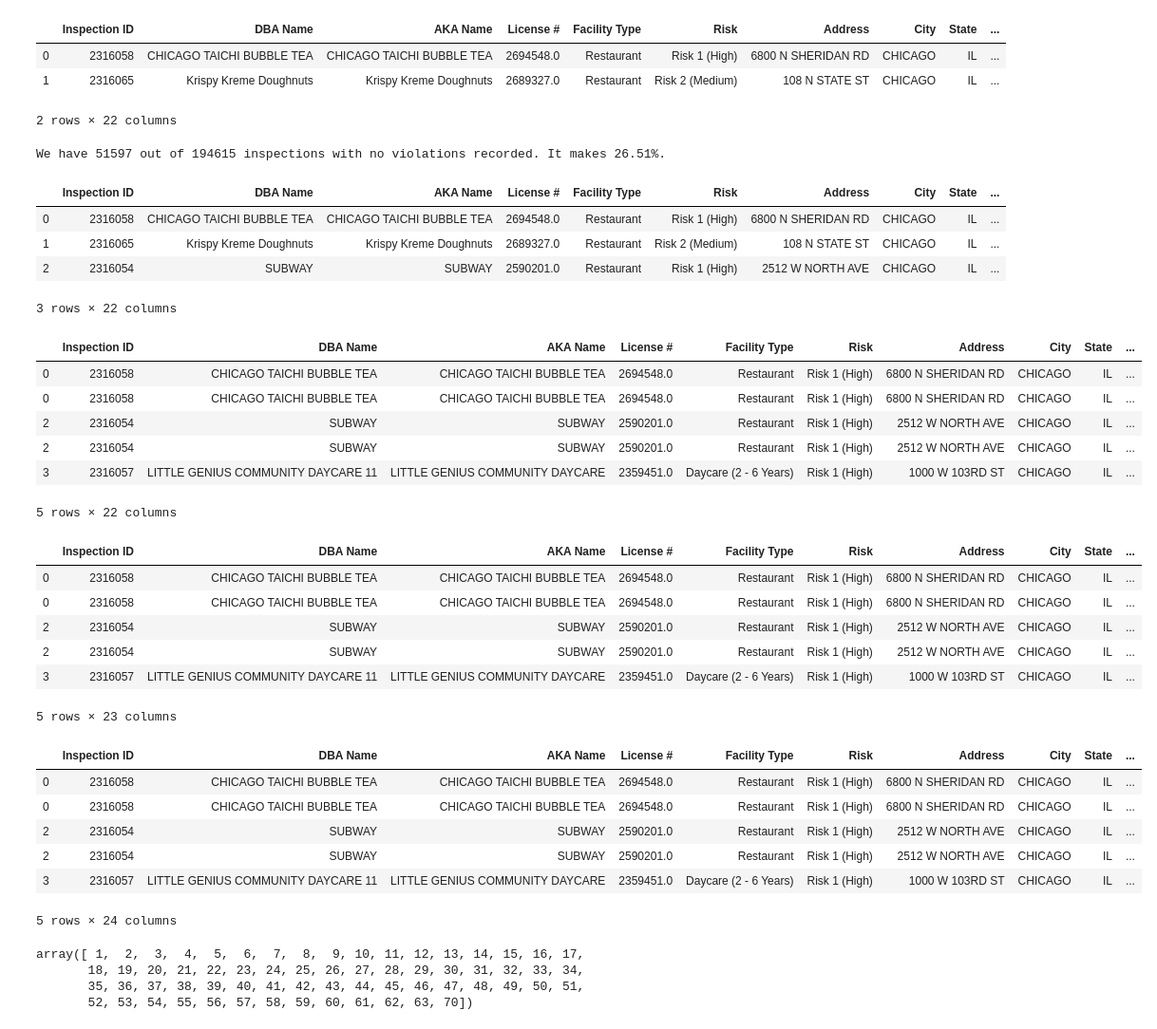
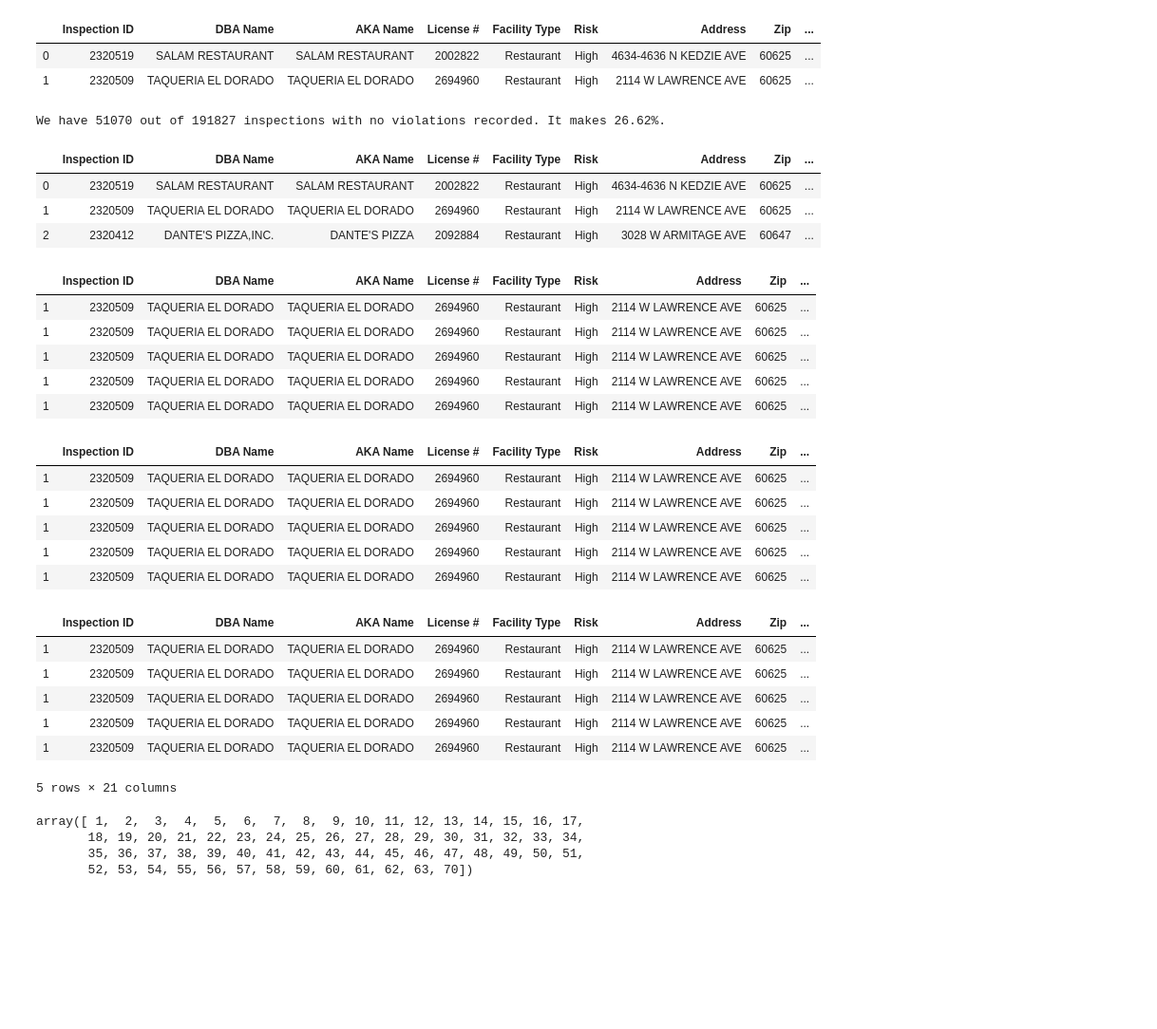
Before and after one commit to VodopaDev/CS401-Chicago-Crime-Analysis, a Jupyter notebook: violations.ipynb, the cells around one changed output. Shown at 95% size. Cells and saved outputs as stored; diff of their text form; code cells hidden in the pictures; blank space fills up the shorter version.

Commit message:
Adapt code to cleaned dataset

```diff
--- a/violations.ipynb
+++ b/violations.ipynb
@@ -5,41 +6,38 @@ import matplotlib.pyplot as plt
 %matplotlib inline
 # %%
-path = 'resources/food-inspections.csv'
-df = pd.read_csv(path, sep=',')
+path = 'resources/food-inspections-cleaned.parquet'
+df = pq.read_table(path).to_pandas()
 df.head(2)
 # %% [output]
-|  | Inspection ID | DBA Name | AKA Name | License # | Facility Type | Risk | Address | City | State | ... |
-| 0 | 2316058 | CHICAGO TAICHI BUBBLE TEA | CHICAGO TAICHI BUBBLE TEA | 2694548.0 | Restaurant | Risk 1 (High) | 6800 N SHERIDAN RD | CHICAGO | IL | ... |
-| 1 | 2316065 | Krispy Kreme Doughnuts | Krispy Kreme Doughnuts | 2689327.0 | Restaurant | Risk 2 (Medium) | 108 N STATE ST | CHICAGO | IL | ... |
+|  | Inspection ID | DBA Name | AKA Name | License # | Facility Type | Risk | Address | Zip | ... |
+| 0 | 2320519 | SALAM RESTAURANT | SALAM RESTAURANT | 2002822 | Restaurant | High | 4634-4636 N KEDZIE AVE | 60625 | ... |
+| 1 | 2320509 | TAQUERIA EL DORADO | TAQUERIA EL DORADO | 2694960 | Restaurant | High | 2114 W LAWRENCE AVE | 60625 | ... |
-2 rows × 22 columns
 # %%
 nb_NaN_violations = len(df) - df['Violations'].count()
 print("We have {} out of {} inspections with no violations recorded. It makes {}%.".format(nb_NaN_violations, len(df), "%.2f" % (nb_NaN_violations/len(df)*100)))
 # %% [output]
-We have 51597 out of 194615 inspections with no violations recorded. It makes 26.51%.
+We have 51070 out of 191827 inspections with no violations recorded. It makes 26.62%.
 # %%
 df_split = df.copy()
 df_split['Violations'] = df_split['Violations'].map(lambda x: str(x).split('|'))
 df_split.head(3)
 # %% [output]
-|  | Inspection ID | DBA Name | AKA Name | License # | Facility Type | Risk | Address | City | State | ... |
-| 0 | 2316058 | CHICAGO TAICHI BUBBLE TEA | CHICAGO TAICHI BUBBLE TEA | 2694548.0 | Restaurant | Risk 1 (High) | 6800 N SHERIDAN RD | CHICAGO | IL | ... |
-| 1 | 2316065 | Krispy Kreme Doughnuts | Krispy Kreme Doughnuts | 2689327.0 | Restaurant | Risk 2 (Medium) | 108 N STATE ST | CHICAGO | IL | ... |
-| 2 | 2316054 | SUBWAY | SUBWAY | 2590201.0 | Restaurant | Risk 1 (High) | 2512 W NORTH AVE | CHICAGO | IL | ... |
+|  | Inspection ID | DBA Name | AKA Name | License # | Facility Type | Risk | Address | Zip | ... |
+| 0 | 2320519 | SALAM RESTAURANT | SALAM RESTAURANT | 2002822 | Restaurant | High | 4634-4636 N KEDZIE AVE | 60625 | ... |
+| 1 | 2320509 | TAQUERIA EL DORADO | TAQUERIA EL DORADO | 2694960 | Restaurant | High | 2114 W LAWRENCE AVE | 60625 | ... |
+| 2 | 2320412 | DANTE'S PIZZA,INC. | DANTE'S PIZZA | 2092884 | Restaurant | High | 3028 W ARMITAGE AVE | 60647 | ... |
-3 rows × 22 columns
 # %%
 violations = df_split.explode('Violations').rename(columns={'Violations' : 'Violation'})
-violations = violations[violations['Violation'] != 'nan']
+violations = violations[violations['Violation'] != 'None']
 nb_violations = len(violations)
 violations.head()
 # %% [output]
-|  | Inspection ID | DBA Name | AKA Name | License # | Facility Type | Risk | Address | City | State | ... |
-| 0 | 2316058 | CHICAGO TAICHI BUBBLE TEA | CHICAGO TAICHI BUBBLE TEA | 2694548.0 | Restaurant | Risk 1 (High) | 6800 N SHERIDAN RD | CHICAGO | IL | ... |
-| 0 | 2316058 | CHICAGO TAICHI BUBBLE TEA | CHICAGO TAICHI BUBBLE TEA | 2694548.0 | Restaurant | Risk 1 (High) | 6800 N SHERIDAN RD | CHICAGO | IL | ... |
-| 2 | 2316054 | SUBWAY | SUBWAY | 2590201.0 | Restaurant | Risk 1 (High) | 2512 W NORTH AVE | CHICAGO | IL | ... |
-| 2 | 2316054 | SUBWAY | SUBWAY | 2590201.0 | Restaurant | Risk 1 (High) | 2512 W NORTH AVE | CHICAGO | IL | ... |
-| 3 | 2316057 | LITTLE GENIUS COMMUNITY DAYCARE 11 | LITTLE GENIUS COMMUNITY DAYCARE | 2359451.0 | Daycare (2 - 6 Years) | Risk 1 (High) | 1000 W 103RD ST | CHICAGO | IL | ... |
+|  | Inspection ID | DBA Name | AKA Name | License # | Facility Type | Risk | Address | Zip | ... |
+| 1 | 2320509 | TAQUERIA EL DORADO | TAQUERIA EL DORADO | 2694960 | Restaurant | High | 2114 W LAWRENCE AVE | 60625 | ... |
+| 1 | 2320509 | TAQUERIA EL DORADO | TAQUERIA EL DORADO | 2694960 | Restaurant | High | 2114 W LAWRENCE AVE | 60625 | ... |
+| 1 | 2320509 | TAQUERIA EL DORADO | TAQUERIA EL DORADO | 2694960 | Restaurant | High | 2114 W LAWRENCE AVE | 60625 | ... |
+| 1 | 2320509 | TAQUERIA EL DORADO | TAQUERIA EL DORADO | 2694960 | Restaurant | High | 2114 W LAWRENCE AVE | 60625 | ... |
+| 1 | 2320509 | TAQUERIA EL DORADO | TAQUERIA EL DORADO | 2694960 | Restaurant | High | 2114 W LAWRENCE AVE | 60625 | ... |
-5 rows × 22 columns
 # %%
 def get_violation_id(x):
     return x.split('.')[0].strip()
@@ -47,13 +45,12 @@ def get_violation_id(x):
 violations['Violation ID'] = violations['Violation'].apply(get_violation_id).astype(int)
 violations.head()
 # %% [output]
-|  | Inspection ID | DBA Name | AKA Name | License # | Facility Type | Risk | Address | City | State | ... |
-| 0 | 2316058 | CHICAGO TAICHI BUBBLE TEA | CHICAGO TAICHI BUBBLE TEA | 2694548.0 | Restaurant | Risk 1 (High) | 6800 N SHERIDAN RD | CHICAGO | IL | ... |
-| 0 | 2316058 | CHICAGO TAICHI BUBBLE TEA | CHICAGO TAICHI BUBBLE TEA | 2694548.0 | Restaurant | Risk 1 (High) | 6800 N SHERIDAN RD | CHICAGO | IL | ... |
-| 2 | 2316054 | SUBWAY | SUBWAY | 2590201.0 | Restaurant | Risk 1 (High) | 2512 W NORTH AVE | CHICAGO | IL | ... |
-| 2 | 2316054 | SUBWAY | SUBWAY | 2590201.0 | Restaurant | Risk 1 (High) | 2512 W NORTH AVE | CHICAGO | IL | ... |
-| 3 | 2316057 | LITTLE GENIUS COMMUNITY DAYCARE 11 | LITTLE GENIUS COMMUNITY DAYCARE | 2359451.0 | Daycare (2 - 6 Years) | Risk 1 (High) | 1000 W 103RD ST | CHICAGO | IL | ... |
+|  | Inspection ID | DBA Name | AKA Name | License # | Facility Type | Risk | Address | Zip | ... |
+| 1 | 2320509 | TAQUERIA EL DORADO | TAQUERIA EL DORADO | 2694960 | Restaurant | High | 2114 W LAWRENCE AVE | 60625 | ... |
+| 1 | 2320509 | TAQUERIA EL DORADO | TAQUERIA EL DORADO | 2694960 | Restaurant | High | 2114 W LAWRENCE AVE | 60625 | ... |
+| 1 | 2320509 | TAQUERIA EL DORADO | TAQUERIA EL DORADO | 2694960 | Restaurant | High | 2114 W LAWRENCE AVE | 60625 | ... |
+| 1 | 2320509 | TAQUERIA EL DORADO | TAQUERIA EL DORADO | 2694960 | Restaurant | High | 2114 W LAWRENCE AVE | 60625 | ... |
+| 1 | 2320509 | TAQUERIA EL DORADO | TAQUERIA EL DORADO | 2694960 | Restaurant | High | 2114 W LAWRENCE AVE | 60625 | ... |
-5 rows × 23 columns
 # %%
 def is_violation_high_severity(x):
     return x <= 14
@@ -74,13 +71,13 @@ def get_violation_severity(x):
 violations['Violation Severity'] = violations['Violation ID'].apply(get_violation_severity)
 violations.head()
 # %% [output]
-|  | Inspection ID | DBA Name | AKA Name | License # | Facility Type | Risk | Address | City | State | ... |
-| 0 | 2316058 | CHICAGO TAICHI BUBBLE TEA | CHICAGO TAICHI BUBBLE TEA | 2694548.0 | Restaurant | Risk 1 (High) | 6800 N SHERIDAN RD | CHICAGO | IL | ... |
-| 0 | 2316058 | CHICAGO TAICHI BUBBLE TEA | CHICAGO TAICHI BUBBLE TEA | 2694548.0 | Restaurant | Risk 1 (High) | 6800 N SHERIDAN RD | CHICAGO | IL | ... |
-| 2 | 2316054 | SUBWAY | SUBWAY | 2590201.0 | Restaurant | Risk 1 (High) | 2512 W NORTH AVE | CHICAGO | IL | ... |
-| 2 | 2316054 | SUBWAY | SUBWAY | 2590201.0 | Restaurant | Risk 1 (High) | 2512 W NORTH AVE | CHICAGO | IL | ... |
-| 3 | 2316057 | LITTLE GENIUS COMMUNITY DAYCARE 11 | LITTLE GENIUS COMMUNITY DAYCARE | 2359451.0 | Daycare (2 - 6 Years) | Risk 1 (High) | 1000 W 103RD ST | CHICAGO | IL | ... |
+|  | Inspection ID | DBA Name | AKA Name | License # | Facility Type | Risk | Address | Zip | ... |
+| 1 | 2320509 | TAQUERIA EL DORADO | TAQUERIA EL DORADO | 2694960 | Restaurant | High | 2114 W LAWRENCE AVE | 60625 | ... |
+| 1 | 2320509 | TAQUERIA EL DORADO | TAQUERIA EL DORADO | 2694960 | Restaurant | High | 2114 W LAWRENCE AVE | 60625 | ... |
+| 1 | 2320509 | TAQUERIA EL DORADO | TAQUERIA EL DORADO | 2694960 | Restaurant | High | 2114 W LAWRENCE AVE | 60625 | ... |
+| 1 | 2320509 | TAQUERIA EL DORADO | TAQUERIA EL DORADO | 2694960 | Restaurant | High | 2114 W LAWRENCE AVE | 60625 | ... |
+| 1 | 2320509 | TAQUERIA EL DORADO | TAQUERIA EL DORADO | 2694960 | Restaurant | High | 2114 W LAWRENCE AVE | 60625 | ... |
-5 rows × 24 columns
+5 rows × 21 columns
 # %%
 all_violations_ids = violations['Violation ID'].unique()
 all_violations_ids.sort()
```
Also changed, not shown: parts of 1 cell of this notebook.
